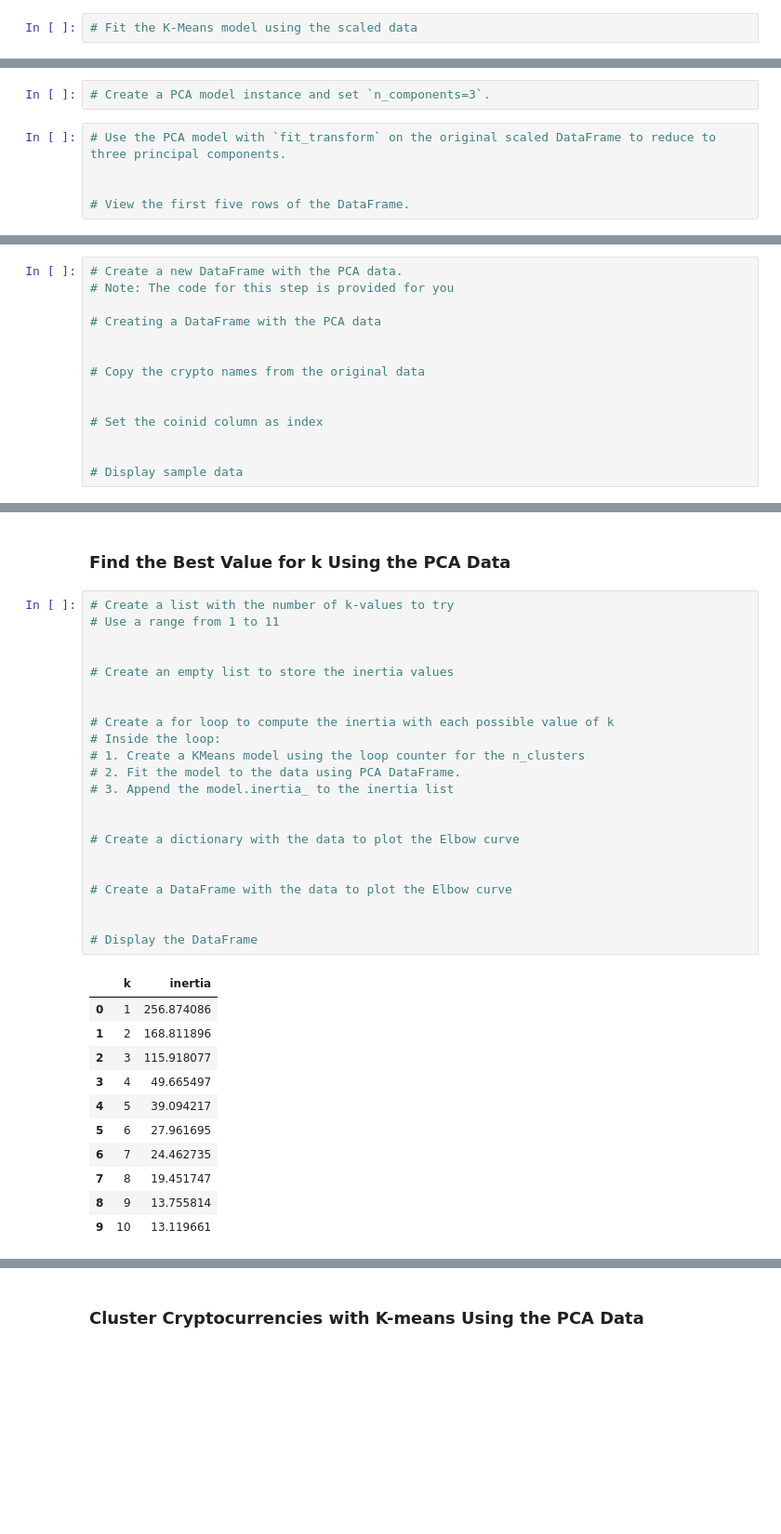
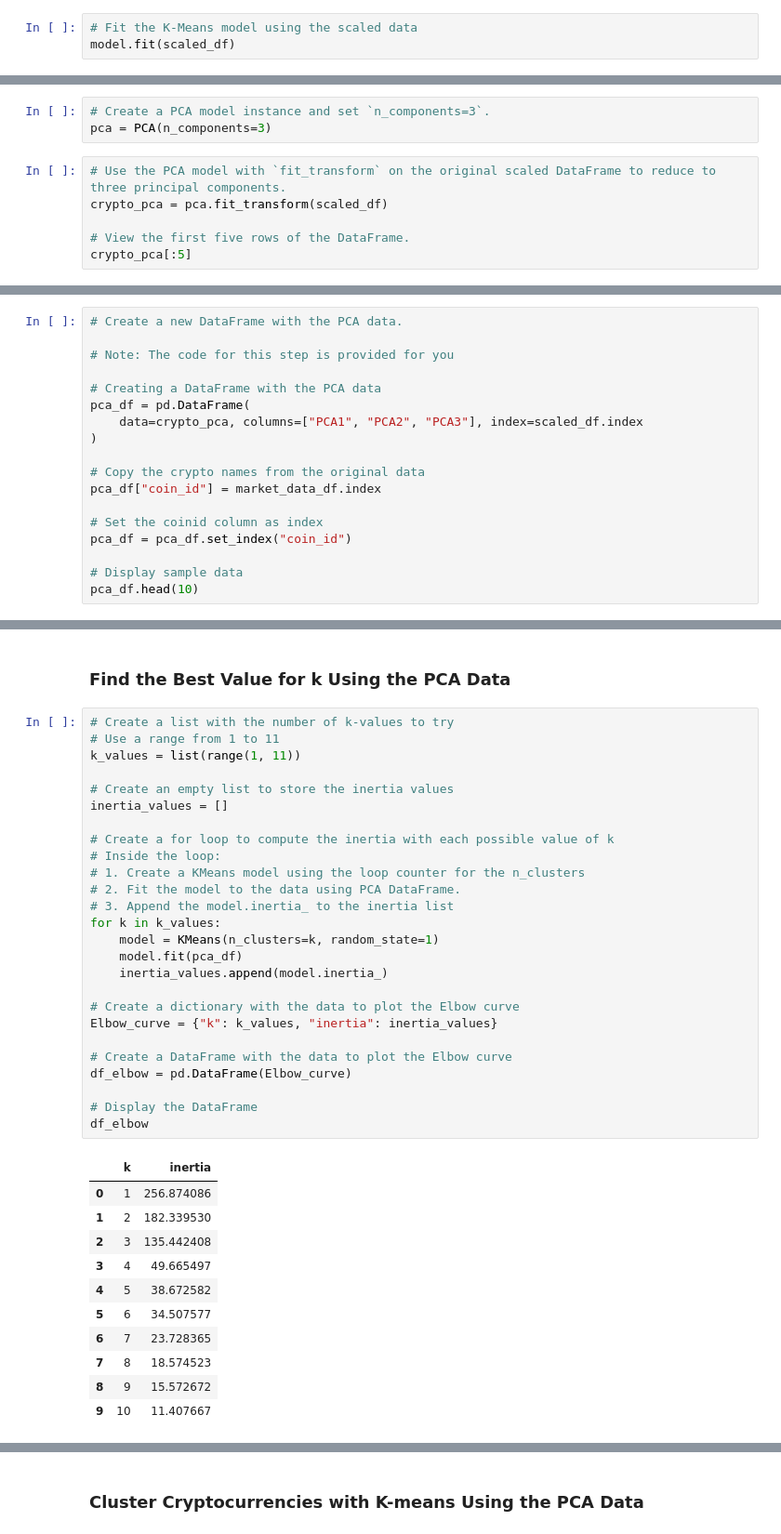
Before and after one commit to Eshumael86/CryptoClustering, a Jupyter notebook: Crypto_Clustering.ipynb, the cells around one changed output, grey strips where cells are left out. Shown at 93% size. Drawn from its saved outputs; the diff is of its cells as text; blank space fills up the shorter version.

```diff
--- a/Crypto_Clustering.ipynb
+++ b/Crypto_Clustering.ipynb
@@ -112,2 +127,3 @@ scaler = StandardScaler()
 # %%
 # Fit the K-Means model using the scaled data
+model.fit(scaled_df)
@@ -139,11 +173,13 @@ scaler = StandardScaler()
 ### Optimize Clusters with Principal Component Analysis.
 # %%
 # Create a PCA model instance and set `n_components=3`.
+pca = PCA(n_components=3)
 # %%
 # Use the PCA model with `fit_transform` on the original scaled DataFrame to reduce to three principal components.
-
+crypto_pca = pca.fit_transform(scaled_df)
 
 # View the first five rows of the DataFrame.
+crypto_pca[:5]
 # %% [output]
 array([[-0.60066733,  0.84276006,  0.46159457],
        [-0.45826071,  0.45846566,  0.95287678],
@@ -163,17 +201,21 @@ array([0.3719856 , 0.34700813, 0.17603793])
 # %%
 # Create a new DataFrame with the PCA data.
+
 # Note: The code for this step is provided for you
 
 # Creating a DataFrame with the PCA data
-
+pca_df = pd.DataFrame(
+    data=crypto_pca, columns=["PCA1", "PCA2", "PCA3"], index=scaled_df.index
+)
 
 # Copy the crypto names from the original data
-
+pca_df["coin_id"] = market_data_df.index
 
 # Set the coinid column as index
-
+pca_df = pca_df.set_index("coin_id")
 
 # Display sample data
+pca_df.head(10)
 # %% [output]
 |  | PCA1 | PCA2 | PCA3 |
 | coin_id |  |  |  |
@@ -192,37 +234,41 @@ array([0.3719856 , 0.34700813, 0.17603793])
 # %%
 # Create a list with the number of k-values to try
 # Use a range from 1 to 11
-
+k_values = list(range(1, 11))
 
 # Create an empty list to store the inertia values
-
+inertia_values = []
 
 # Create a for loop to compute the inertia with each possible value of k
 # Inside the loop:
 # 1. Create a KMeans model using the loop counter for the n_clusters
 # 2. Fit the model to the data using PCA DataFrame.
 # 3. Append the model.inertia_ to the inertia list
-
+for k in k_values:
+    model = KMeans(n_clusters=k, random_state=1)
+    model.fit(pca_df)
+    inertia_values.append(model.inertia_)
 
 # Create a dictionary with the data to plot the Elbow curve
-
+Elbow_curve = {"k": k_values, "inertia": inertia_values}
 
 # Create a DataFrame with the data to plot the Elbow curve
-
+df_elbow = pd.DataFrame(Elbow_curve)
 
 # Display the DataFrame
+df_elbow
 # %% [output]
 |  | k | inertia |
 | 0 | 1 | 256.874086 |
-| 1 | 2 | 168.811896 |
-| 2 | 3 | 115.918077 |
+| 1 | 2 | 182.339530 |
+| 2 | 3 | 135.442408 |
 | 3 | 4 | 49.665497 |
-| 4 | 5 | 39.094217 |
-| 5 | 6 | 27.961695 |
-| 6 | 7 | 24.462735 |
-| 7 | 8 | 19.451747 |
-| 8 | 9 | 13.755814 |
-| 9 | 10 | 13.119661 |
+| 4 | 5 | 38.672582 |
+| 5 | 6 | 34.507577 |
+| 6 | 7 | 23.728365 |
+| 7 | 8 | 18.574523 |
+| 8 | 9 | 15.572672 |
+| 9 | 10 | 11.407667 |
 # %%
 # Plot a line chart with all the inertia values computed with
 # the different values of k to visually identify the optimal value for k.
```
Also changed, not shown: parts of 22 cells of this notebook.
